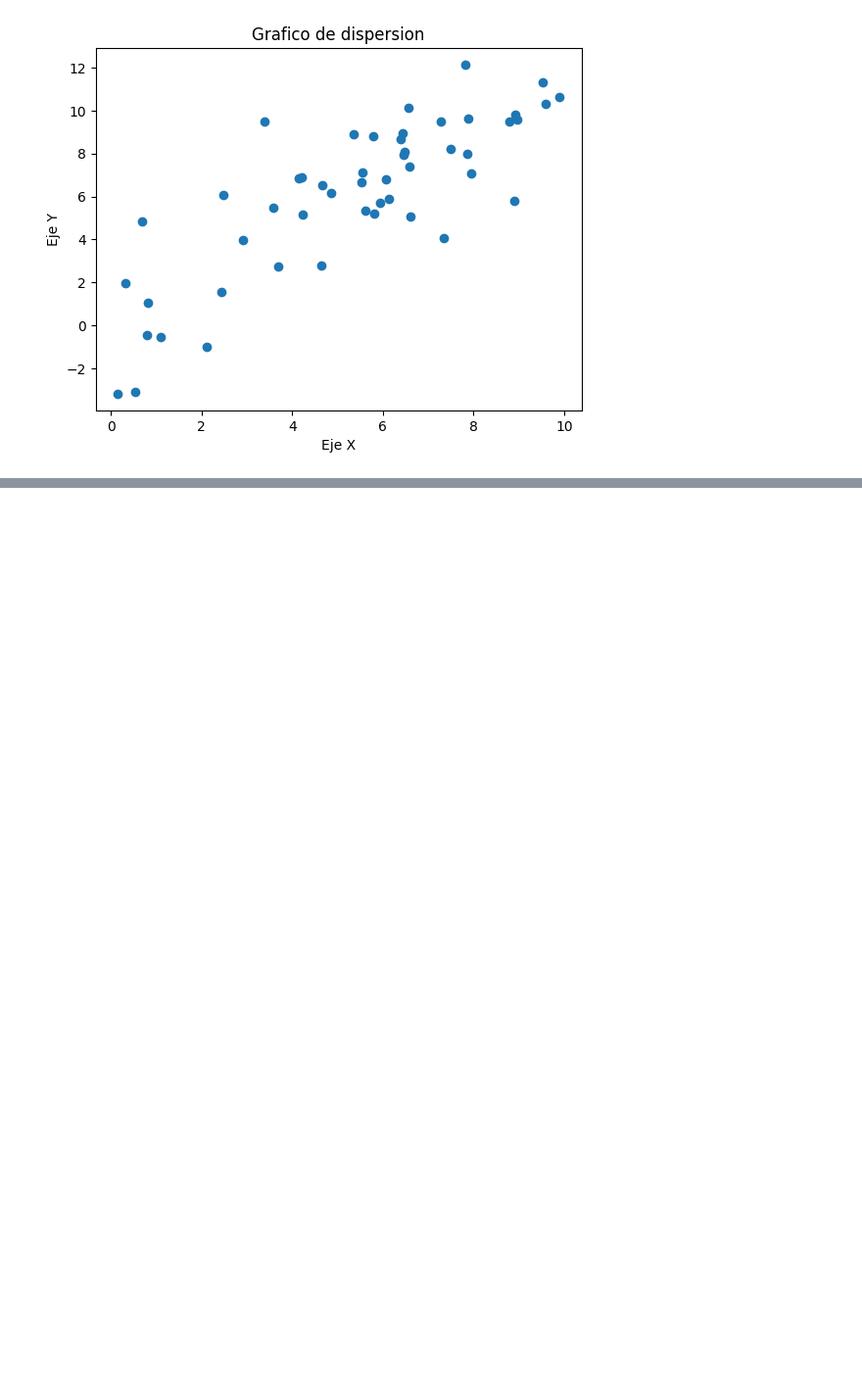
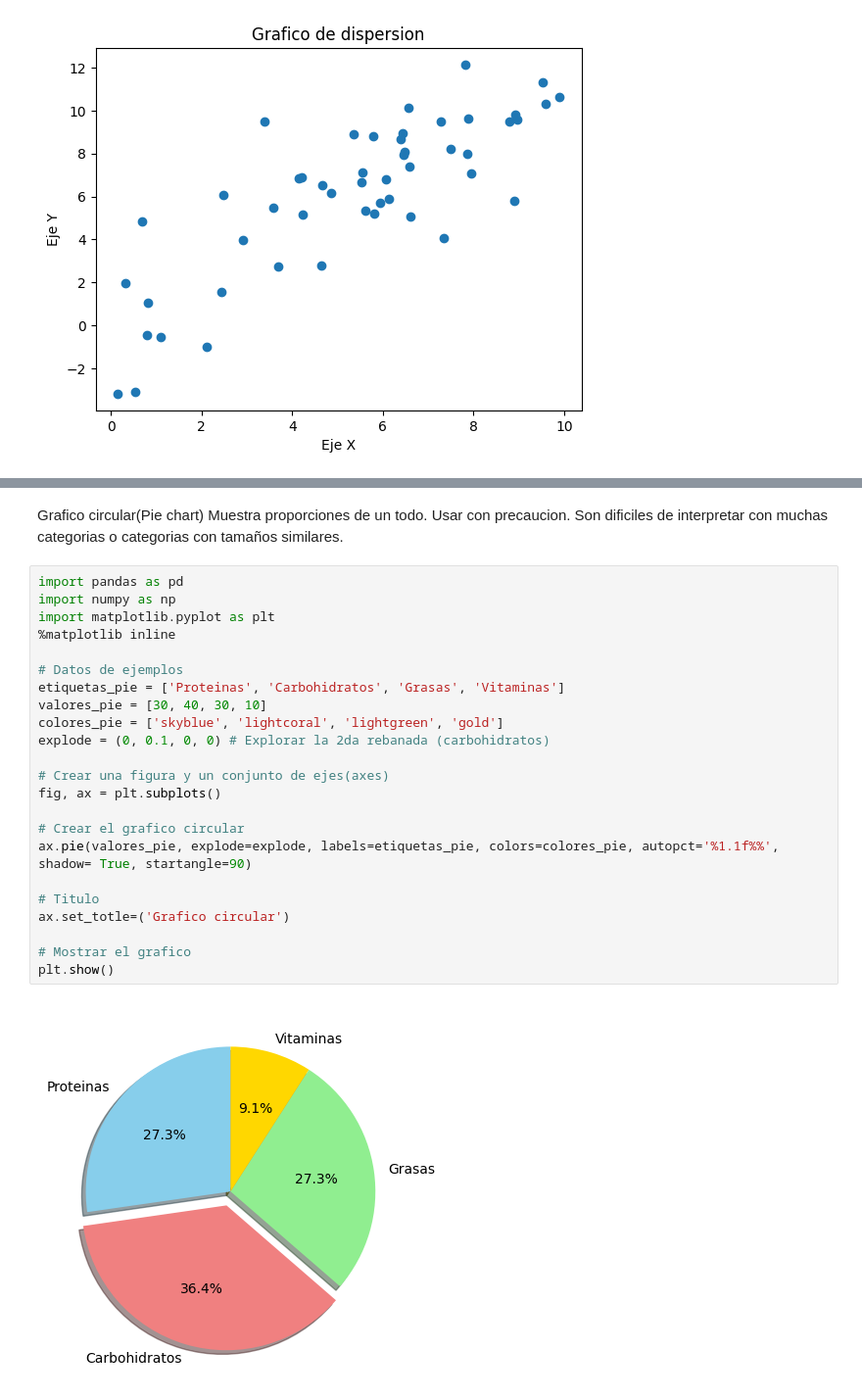
Before and after one commit to brunobobadilla06/Bruno-CienciaDeDatos, a Jupyter notebook: Mathplotlib.ipynb, the cells around one changed output, grey strips where cells are left out. Shown: that part at 98% size. Saved outputs shown, nothing was run; the diff lists cells and outputs as text; blank space fills up the shorter version.

```diff
--- a/Mathplotlib.ipynb
+++ b/Mathplotlib.ipynb
@@ -100,0 +162,28 @@ plt.show()
+# %% [markdown]
+Grafico circular(Pie chart)
+Muestra proporciones de un todo. Usar con precaucion. Son dificiles de interpretar con muchas categorias o categorias con tamaños similares.
+# %%
+import pandas as pd
+import numpy as np
+import matplotlib.pyplot as plt
+%matplotlib inline
+
+# Datos de ejemplos
+etiquetas_pie = ['Proteinas', 'Carbohidratos', 'Grasas', 'Vitaminas']
+valores_pie = [30, 40, 30, 10]
+colores_pie = ['skyblue', 'lightcoral', 'lightgreen', 'gold']
+explode = (0, 0.1, 0, 0) # Explorar la 2da rebanada (carbohidratos)
+
+# Crear una figura y un conjunto de ejes(axes)
+fig, ax = plt.subplots()
+
+# Crear el grafico circular
+ax.pie(valores_pie, explode=explode, labels=etiquetas_pie, colors=colores_pie, autopct='%1.1f%%', shadow= True, startangle=90)
+
+# Titulo
+ax.set_totle=('Grafico circular')
+
+# Mostrar el grafico
+plt.show()
+# %% [output]
+[figure, added]
```
Also changed, not shown: parts of 5 cells of this notebook.
